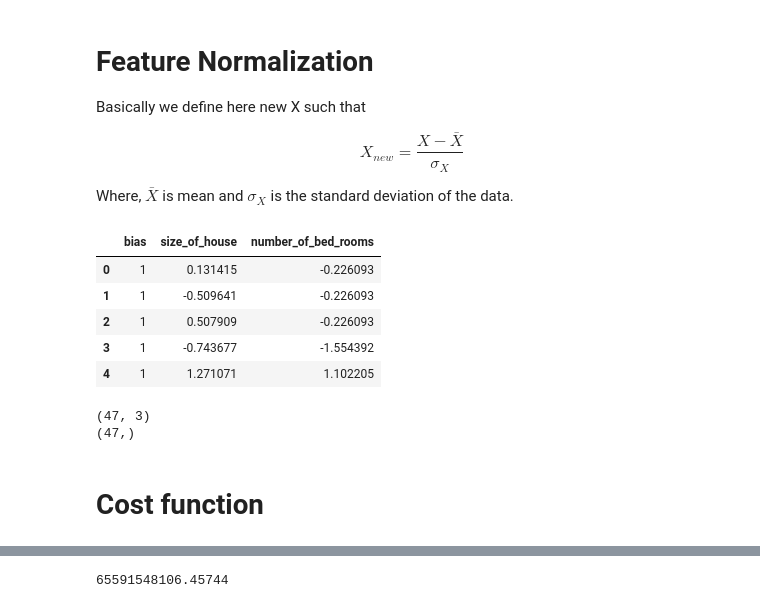
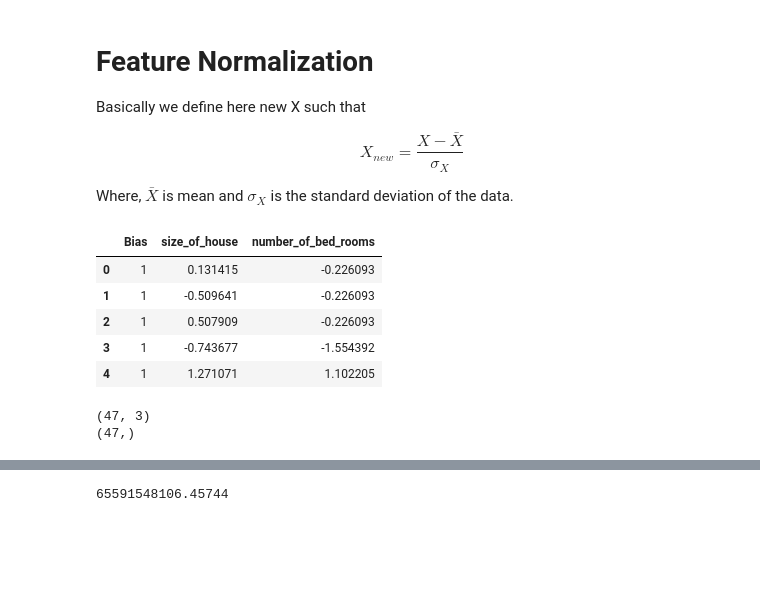
Before and after one commit to roshankoirala/Machine_learning-, a Jupyter notebook: 02. Multiple regression/Multiple_Regression.ipynb, the cells around one changed output, grey strips where cells are left out. Cells and saved outputs as stored; diff of their text form; code cells hidden in the pictures; blank space fills up the shorter version.

```diff
--- a/02. Multiple regression/Multiple_Regression.ipynb
+++ b/02. Multiple regression/Multiple_Regression.ipynb
@@ -59,15 +63,17 @@ Where, $\bar{X}$ is mean and $\sigma_X$ is the standard deviation of the data.
 # %%
 X = df.drop(['price'], axis = 1)
 y = df['price']
 m = len(y)
 
 X = (X - np.mean(X))/np.std(X)
 
-X['bias'] = 1
-X = X[['bias', 'size_of_house', 'number_of_bed_rooms']]
+X.insert(0, 'Bias', 1)
+
+theta = np.zeros(3)
+
 X.head()
 # %% [output]
-|  | bias | size_of_house | number_of_bed_rooms |
+|  | Bias | size_of_house | number_of_bed_rooms |
 | 0 | 1 | 0.131415 | -0.226093 |
 | 1 | 1 | -0.509641 | -0.226093 |
 | 2 | 1 | 0.507909 | -0.226093 |
@@ -79,5 +85,3 @@ print(np.shape(y))
 # %% [output]
 (47, 3)
 (47,)
-# %% [markdown]
-# Cost function
```
Also changed, not shown: parts of 29 cells of this notebook.
